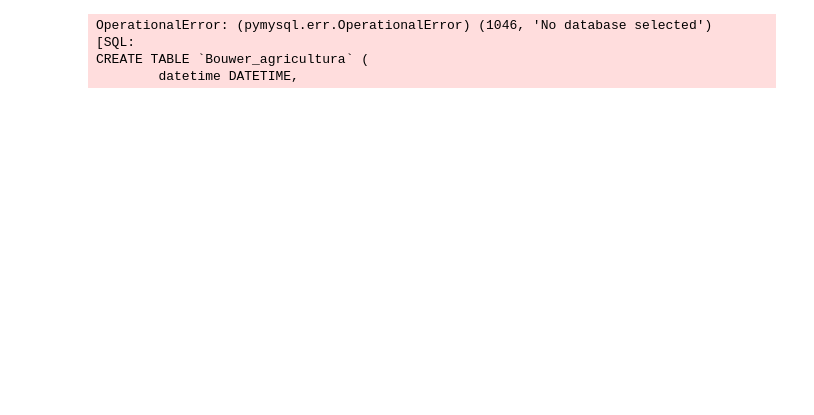
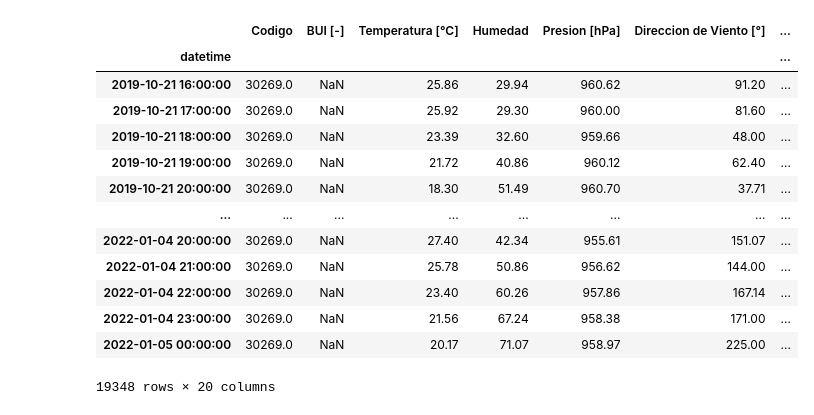
Before and after one commit to MarlenGabrich/Icupy, a Jupyter notebook: use.ipynb, the cells around one changed output. Cells and saved outputs as stored; diff of their text form; code cells hidden in the pictures; blank space fills up the shorter version.

```diff
--- a/use.ipynb
+++ b/use.ipynb
@@ -16,17 +16,19 @@ sty_hum = sty.soutliers(hum)
 # %%
 sdy = Standary()
 df = sdy.stanjoin(dset, True)
+df
+# %% [output]
+|  | Codigo | BUI [-] | Temperatura [°C] | Humedad | Presion [hPa] | Direccion de Viento [°] | ... |
+| datetime |  |  |  |  |  |  | ... |
+| 2019-10-21 16:00:00 | 30269.0 | NaN | 25.86 | 29.94 | 960.62 | 91.20 | ... |
+| 2019-10-21 17:00:00 | 30269.0 | NaN | 25.92 | 29.30 | 960.00 | 81.60 | ... |
+| 2019-10-21 18:00:00 | 30269.0 | NaN | 23.39 | 32.60 | 959.66 | 48.00 | ... |
+| 2019-10-21 19:00:00 | 30269.0 | NaN | 21.72 | 40.86 | 960.12 | 62.40 | ... |
+| 2019-10-21 20:00:00 | 30269.0 | NaN | 18.30 | 51.49 | 960.70 | 37.71 | ... |
+| ... | ... | ... | ... | ... | ... | ... | ... |
+| 2022-01-04 20:00:00 | 30269.0 | NaN | 27.40 | 42.34 | 955.61 | 151.07 | ... |
+| 2022-01-04 21:00:00 | 30269.0 | NaN | 25.78 | 50.86 | 956.62 | 144.00 | ... |
+| 2022-01-04 22:00:00 | 30269.0 | NaN | 23.40 | 60.26 | 957.86 | 167.14 | ... |
+| 2022-01-04 23:00:00 | 30269.0 | NaN | 21.56 | 67.24 | 958.38 | 171.00 | ... |
+| 2022-01-05 00:00:00 | 30269.0 | NaN | 20.17 | 71.07 | 958.97 | 225.00 | ... |
+19348 rows × 20 columns
-# %%
-import mysql.connector
-from sqlalchemy import create_engine
-import pymysql
-from pymysql import cursors
-
-conn = create_engine("mysql+pymysql://marlengabrich@localhost")
-df.to_sql('Bouwer_agricultura',
-          con=conn)
-# %% [output]
-OperationalError: (pymysql.err.OperationalError) (1046, 'No database selected')
-[SQL:
-CREATE TABLE `Bouwer_agricultura` (
-        datetime DATETIME,
```
Also changed, not shown: parts of 5 cells of this notebook, 1 other file.
